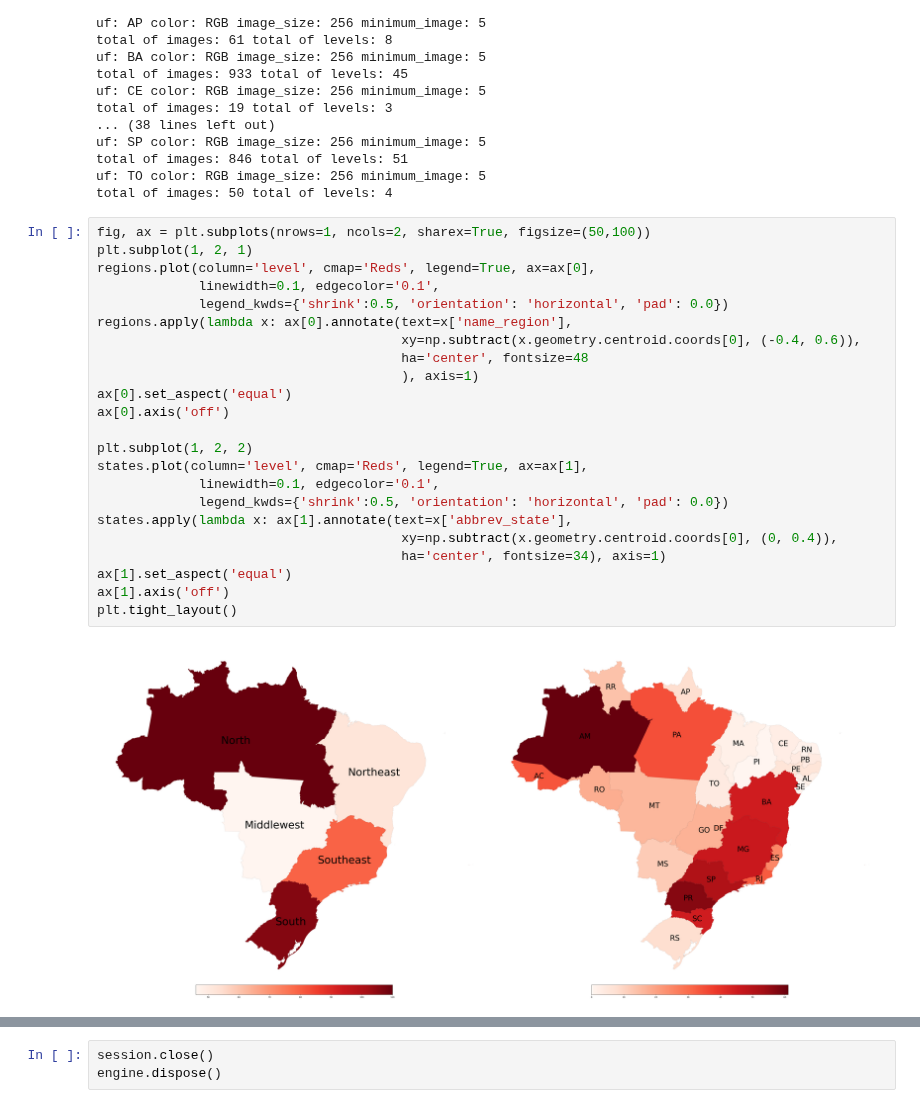
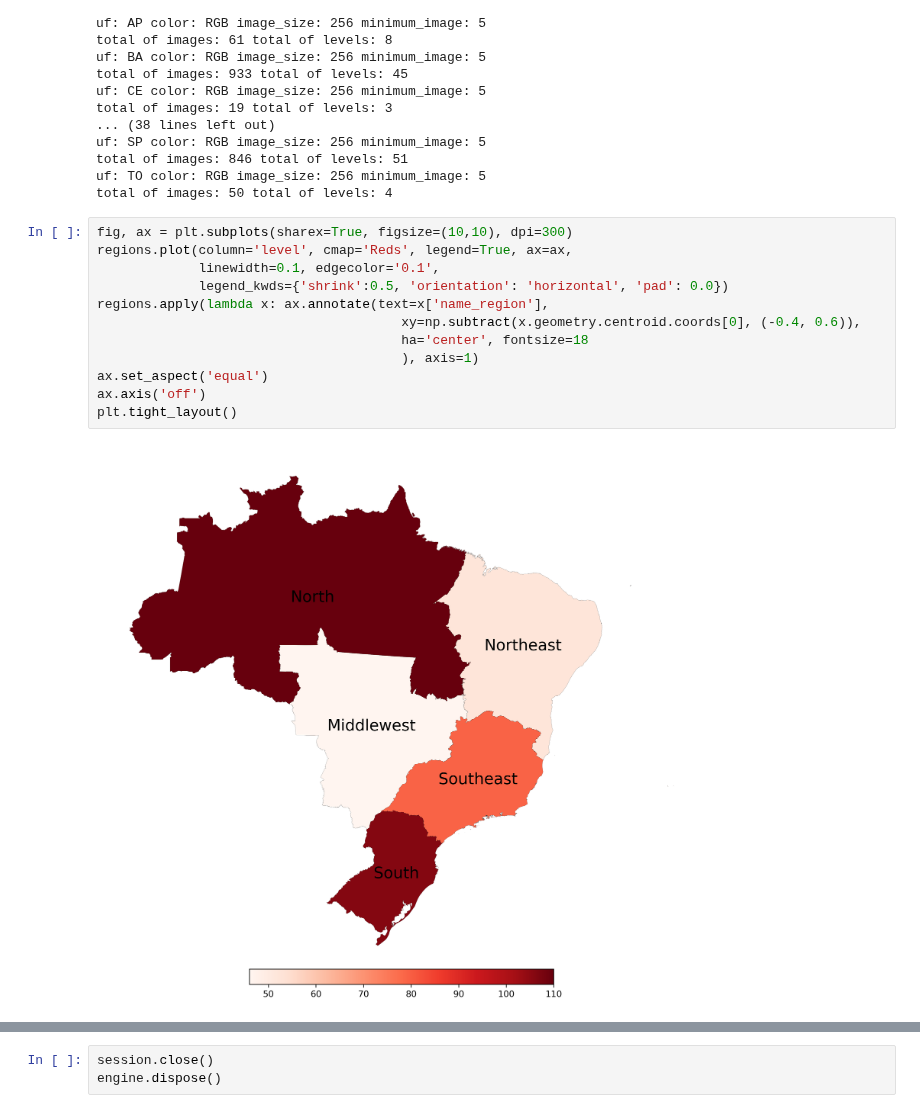
Before and after one commit to xaaaandao/piperaceae-sql, a Jupyter notebook: plots.ipynb, the cells around one changed output, grey strips where cells are left out. Cells and saved outputs as stored; diff of their text form.

Commit message:
update plots

```diff
--- a/plots.ipynb
+++ b/plots.ipynb
@@ -153,27 +153,16 @@ total of images: 846 total of levels: 51
 uf: TO color: RGB image_size: 256 minimum_image: 5
 total of images: 50 total of levels: 4
 # %%
-fig, ax = plt.subplots(nrows=1, ncols=2, sharex=True, figsize=(50,100))
-plt.subplot(1, 2, 1)
-regions.plot(column='level', cmap='Reds', legend=True, ax=ax[0],
+fig, ax = plt.subplots(sharex=True, figsize=(10,10), dpi=300)
+regions.plot(column='level', cmap='Reds', legend=True, ax=ax,
              linewidth=0.1, edgecolor='0.1',
              legend_kwds={'shrink':0.5, 'orientation': 'horizontal', 'pad': 0.0})
-regions.apply(lambda x: ax[0].annotate(text=x['name_region'],
+regions.apply(lambda x: ax.annotate(text=x['name_region'],
                                        xy=np.subtract(x.geometry.centroid.coords[0], (-0.4, 0.6)),
-                                       ha='center', fontsize=48
+                                       ha='center', fontsize=18
                                        ), axis=1)
-ax[0].set_aspect('equal')
-ax[0].axis('off')
-
-plt.subplot(1, 2, 2)
-states.plot(column='level', cmap='Reds', legend=True, ax=ax[1],
-             linewidth=0.1, edgecolor='0.1',
-             legend_kwds={'shrink':0.5, 'orientation': 'horizontal', 'pad': 0.0})
-states.apply(lambda x: ax[1].annotate(text=x['abbrev_state'],
-                                       xy=np.subtract(x.geometry.centroid.coords[0], (0, 0.4)),
-                                       ha='center', fontsize=34), axis=1)
-ax[1].set_aspect('equal')
-ax[1].axis('off')
+ax.set_aspect('equal')
+ax.axis('off')
 plt.tight_layout()
 # %% [output]
-[figure, old version]
+[figure, new version]
```
Also changed, not shown: parts of 2 cells of this notebook.
